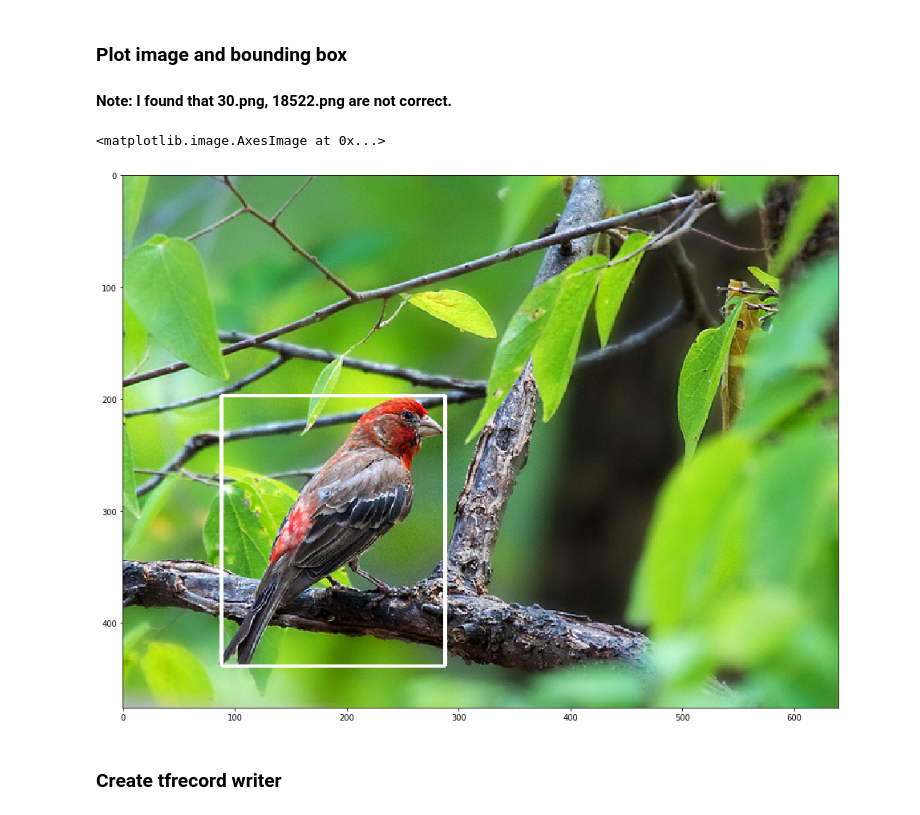
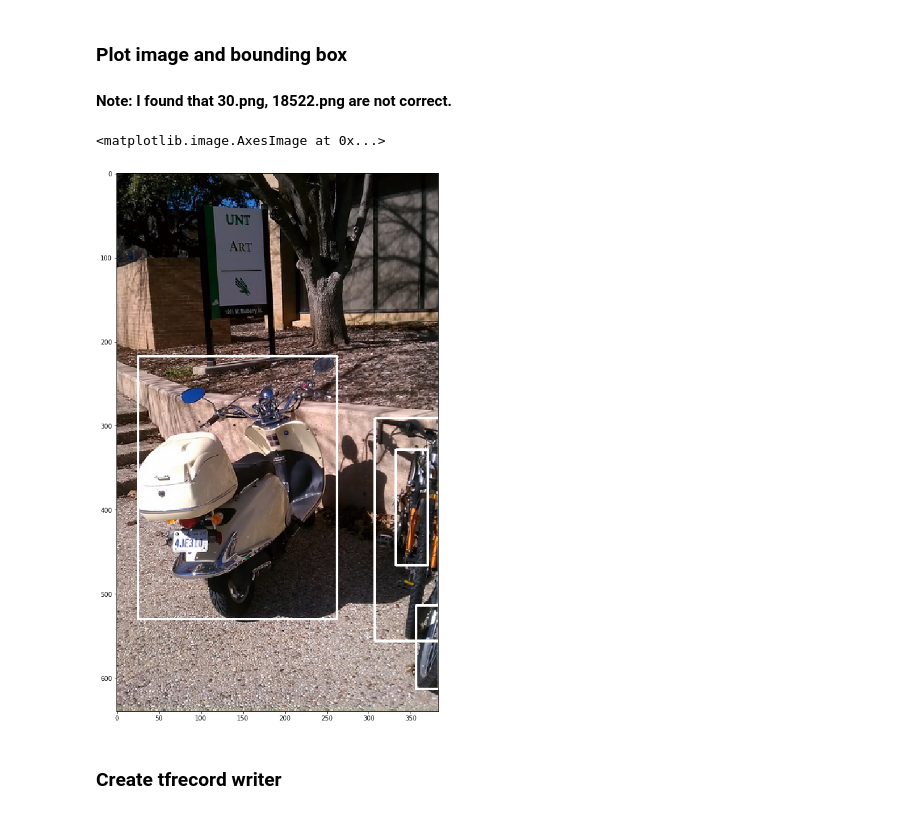
Before and after one commit to rajesh1226/fastestimator, a Jupyter notebook: apphub/image_detection/retinanet_coco/retinanet_coco.ipynb, the cells around one changed output. Saved outputs shown, nothing was run; the diff lists cells and outputs as text; code cells hidden in the pictures.

```diff
--- a/apphub/image_detection/retinanet_coco/retinanet_coco.ipynb
+++ b/apphub/image_detection/retinanet_coco/retinanet_coco.ipynb
@@ -56,12 +35,5 @@ test_csv = os.path.join(path, 'val_new.csv')
 # %%
 import pandas as pd
-# df = pd.read_csv(train_csv)
-df = pd.read_csv(test_csv)
-
+df = pd.read_csv(train_csv)
+# df = pd.read_csv(test_csv)
 # df.head()
-
-# df['label']=df['label_new']
-# # df.to_csv('/home/ubuntu/coco/train_new.csv', index=False)
-# df.to_csv('/home/ubuntu/coco/val_new.csv', index=False)
-
-df.head()
@@ -88,24 +45,23 @@ df.head()
 ### Plot image and bounding box
 #### Note: I found that 30.png, 18522.png are not correct.
 # %%
-index = 400
+index = 4000
 # %%
 im = cv2.imread(os.path.join(path, df['image'][index]))
 im = cv2.cvtColor(im, cv2.COLOR_BGR2RGB)
-plt.figure(figsize=(16,16))
-# fig, ax = plt.subplots()
+fig, ax = plt.subplots(figsize=(16,16))
 for box_index in range(len(literal_eval(df['label'][index]))):
     x1 = literal_eval(df['x1'][index])[box_index]
     y1 = literal_eval(df['y1'][index])[box_index]
     x2 = literal_eval(df['x2'][index])[box_index]
     y2 = literal_eval(df['y2'][index])[box_index]
-    cv2.rectangle(im, (x1, y1), (x2, y2), (255, 255, 255), 2)
+    cv2.rectangle(im, (int(x1), int(y1)), (int(x2), int(y2)), (255, 255, 255), 2)
 
 plt.imshow(im)
 # df.loc[index]
 # %% [output]
 <matplotlib.image.AxesImage at 0x...>
-[figure, old version]
+[figure, new version]
 # %% [markdown]
 ### Create tfrecord writer
 # %%
```
Also changed, not shown: parts of 43 cells of this notebook.
